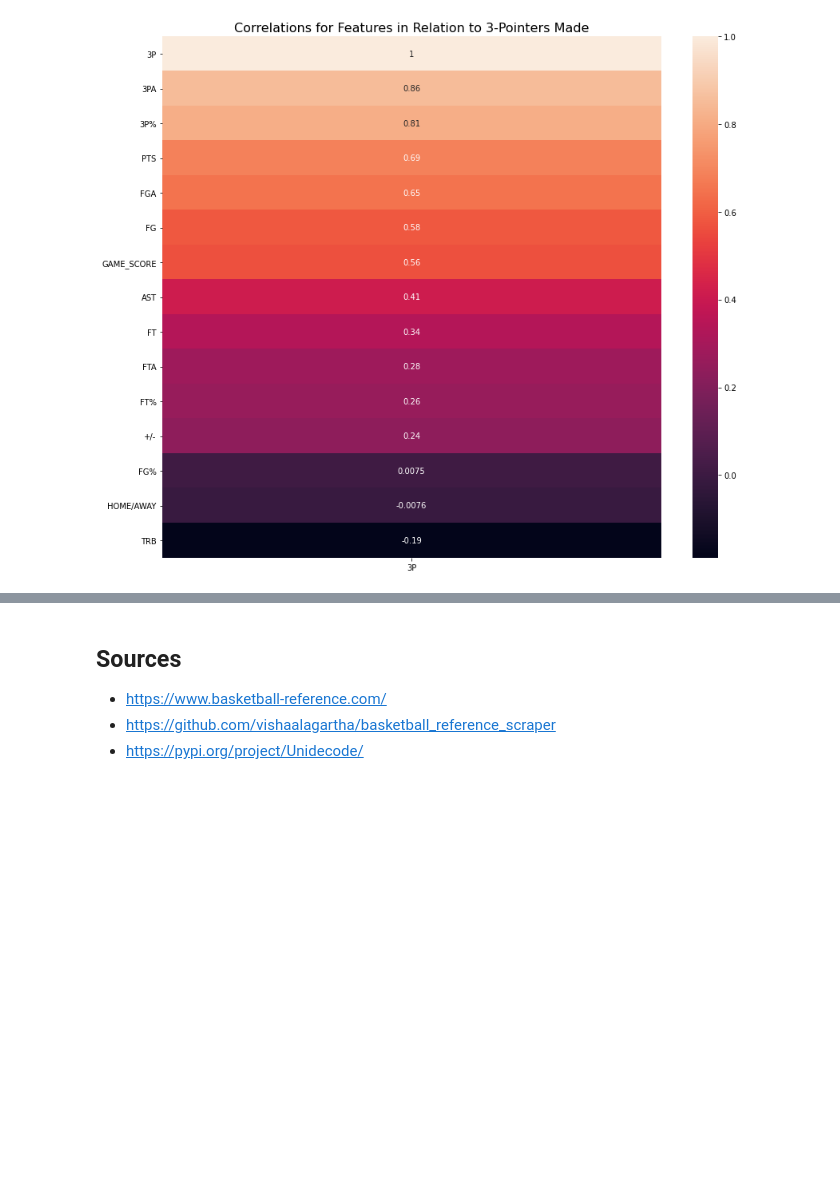
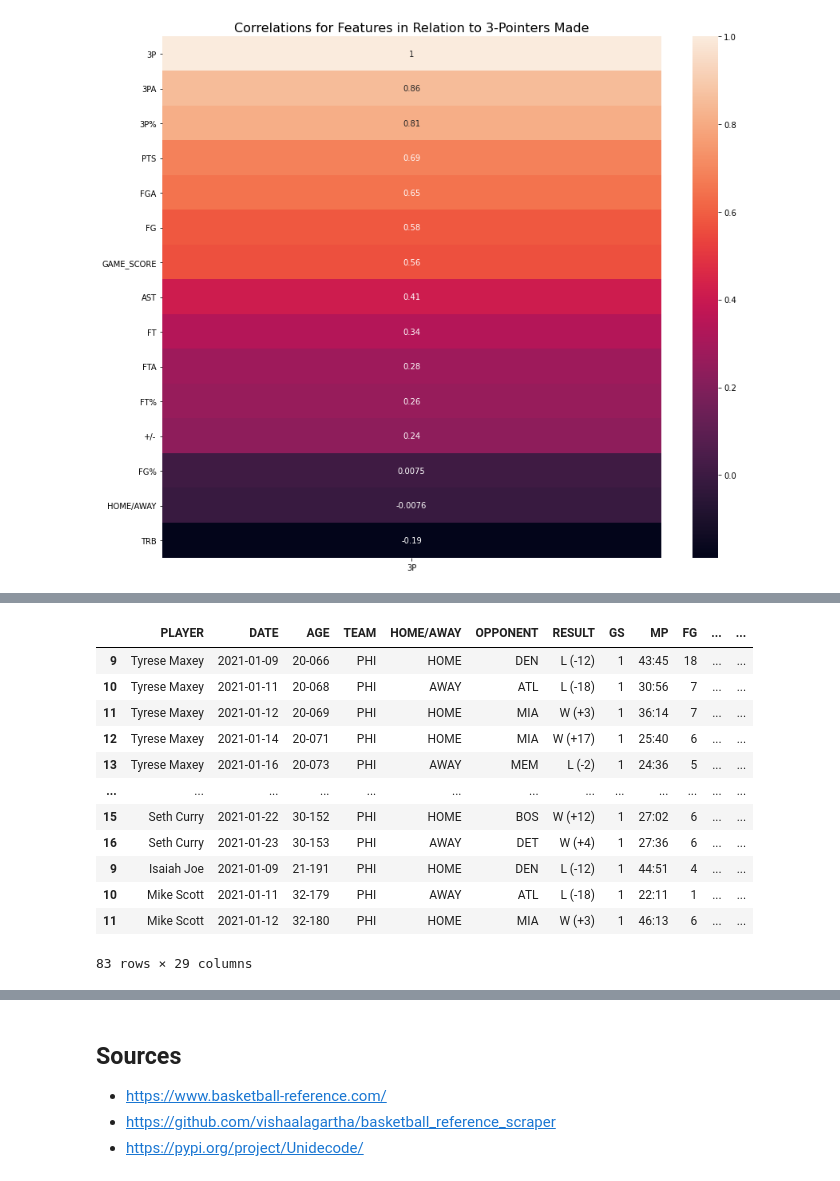
Before and after one commit to david-cq/Capstone, a Jupyter notebook: 01-Scraping_&_EDA.ipynb, the cells around one changed output, grey strips where cells are left out. Saved outputs shown, nothing was run; the diff lists cells and outputs as text; code cells hidden in the pictures; blank space fills up the shorter version.

```diff
--- a/01-Scraping_&_EDA.ipynb
+++ b/01-Scraping_&_EDA.ipynb
@@ -772,0 +572,29 @@ sns.heatmap(rockets_17_18_num_df.corr()[['3P']].sort_values('3P', ascending=Fals
+# %%
+sixers_20_21_roster = ['Tyrese Maxey', 'Danny Green', 'Dwight Howard', 'Ben Simmons',
+                       'Joel Embiid', 'Tobias Harris', 'Shake Milton', 'Matisse Thybulle',
+                       'Seth Curry', 'Isaiah Joe', 'Mike Scott', 'Furkan Korkmaz', 'Tony Bradley',
+                       'Terrance Ferguson', 'Paul Reed', 'Vincent Poirier']
+# %%
+# Aggregating 2020-2021 game logs for each 76ers player
+
+sixers_20_21_logs = pd.DataFrame(data=None, columns=['PLAYER', 'DATE', 'AGE', 'TEAM', 'HOME/AWAY', 'OPPONENT',
+                                                      'RESULT', 'GS', 'MP', 'FG', 'FGA', 'FG%', '3P',
+                                                      '3PA', '3P%', 'FT', 'FTA', 'FT%', 'ORB', 'DRB',
+                                                      'TRB', 'AST', 'STL', 'BLK', 'TOV', 'PF', 'PTS',
+                                                      'GAME_SCORE', '+/-'])
+
+for player in sixers_20_21_roster:
+    try:
+        # Retrieve 2020-2021 game logs for each player
+        log = get_game_logs(player, '2020-12-23', '2021-01-23', playoffs=False)
+
+        # Add a Player column to the front of the dataframe
+        # Referred to this page: https://www.geeksforgeeks.org/python-pandas-dataframe-insert/
+        log.insert(0, 'PLAYER', player)
+
+        # Concatenate sixers_20_21_logs and log
+        sixers_20_21_logs = pd.concat([sixers_20_21_logs, log])
+
+    except AttributeError:
+        print(f"{player} has an AttributeError")
+        print('')
@@ -772,0 +623,16 @@ sns.heatmap(rockets_17_18_num_df.corr()[['3P']].sort_values('3P', ascending=Fals
+# %%
+sixers_20_21_logs
+# %% [output]
+|  | PLAYER | DATE | AGE | TEAM | HOME/AWAY | OPPONENT | RESULT | GS | MP | FG | ... | ... |
+| 9 | Tyrese Maxey | 2021-01-09 | 20-066 | PHI | HOME | DEN | L (-12) | 1 | 43:45 | 18 | ... | ... |
+| 10 | Tyrese Maxey | 2021-01-11 | 20-068 | PHI | AWAY | ATL | L (-18) | 1 | 30:56 | 7 | ... | ... |
+| 11 | Tyrese Maxey | 2021-01-12 | 20-069 | PHI | HOME | MIA | W (+3) | 1 | 36:14 | 7 | ... | ... |
+| 12 | Tyrese Maxey | 2021-01-14 | 20-071 | PHI | HOME | MIA | W (+17) | 1 | 25:40 | 6 | ... | ... |
+| 13 | Tyrese Maxey | 2021-01-16 | 20-073 | PHI | AWAY | MEM | L (-2) | 1 | 24:36 | 5 | ... | ... |
+| ... | ... | ... | ... | ... | ... | ... | ... | ... | ... | ... | ... | ... |
+| 15 | Seth Curry | 2021-01-22 | 30-152 | PHI | HOME | BOS | W (+12) | 1 | 27:02 | 6 | ... | ... |
+| 16 | Seth Curry | 2021-01-23 | 30-153 | PHI | AWAY | DET | W (+4) | 1 | 27:36 | 6 | ... | ... |
+| 9 | Isaiah Joe | 2021-01-09 | 21-191 | PHI | HOME | DEN | L (-12) | 1 | 44:51 | 4 | ... | ... |
+| 10 | Mike Scott | 2021-01-11 | 32-179 | PHI | AWAY | ATL | L (-18) | 1 | 22:11 | 1 | ... | ... |
+| 11 | Mike Scott | 2021-01-12 | 32-180 | PHI | HOME | MIA | W (+3) | 1 | 46:13 | 6 | ... | ... |
+83 rows × 29 columns
```
Also changed, not shown: parts of 62 cells of this notebook, 6 other files.
